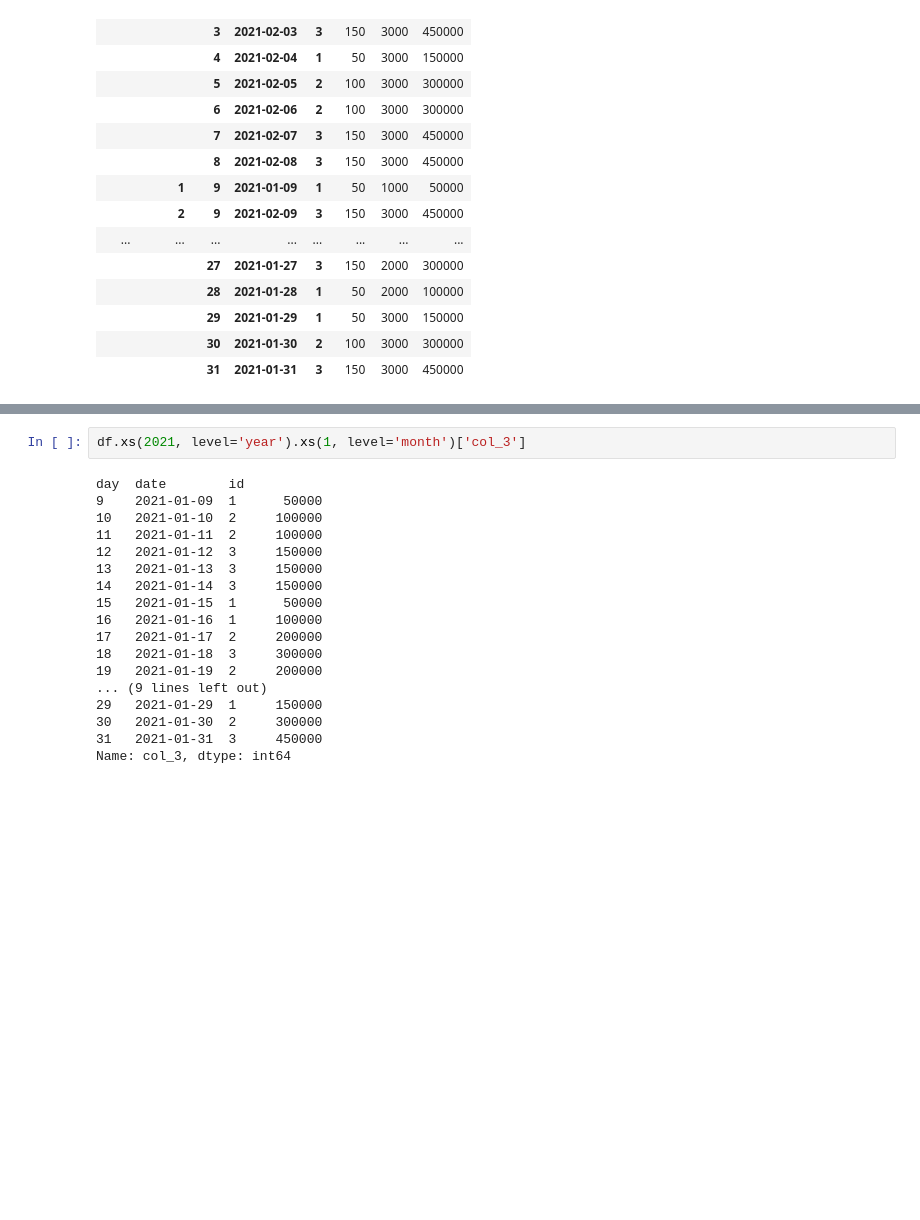
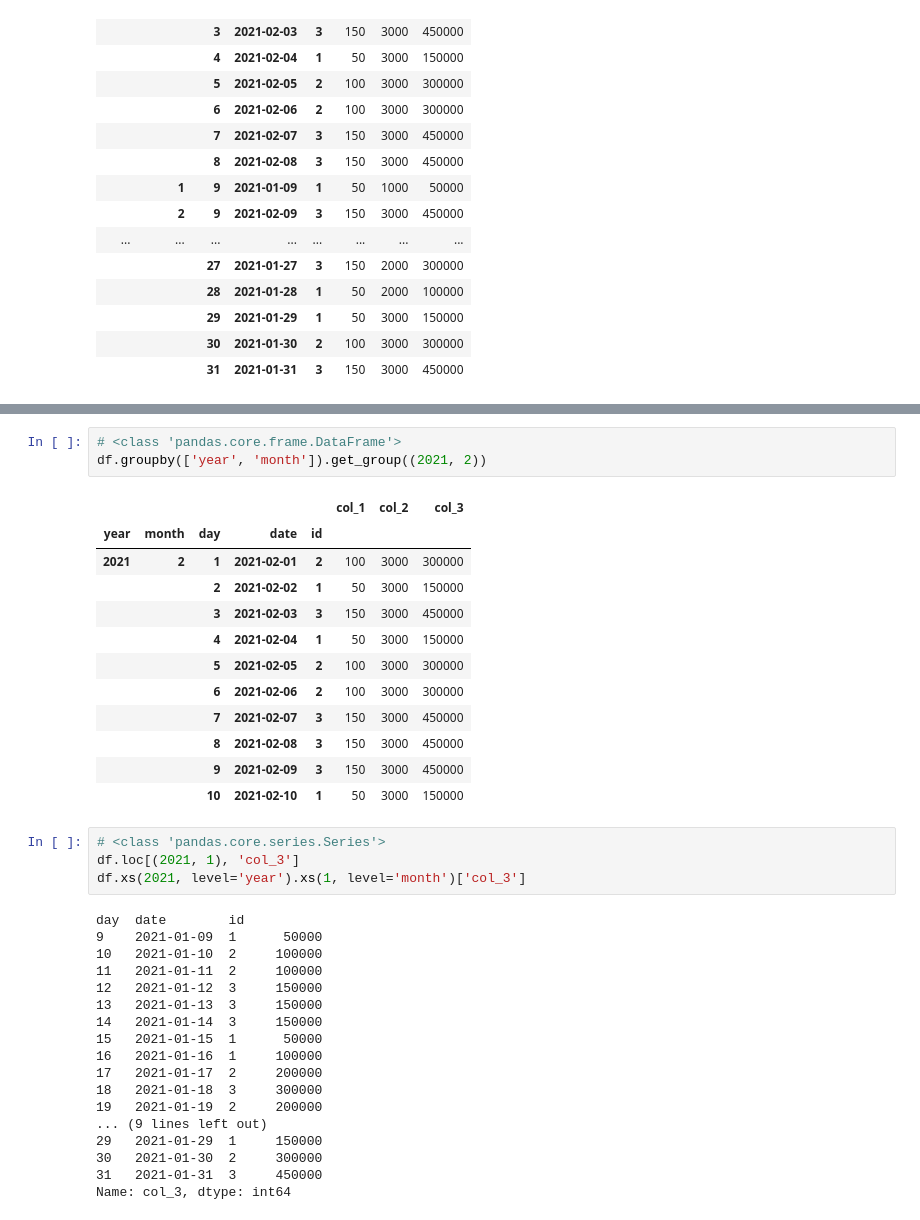
Before and after one commit to tosh223/training-python, a Jupyter notebook: pandas/multiindex_dataframe.ipynb, the cells around one changed output, grey strips where cells are left out. Drawn from its saved outputs; the diff is of its cells as text; blank space fills up the shorter version.

Commit message:
add groupby

```diff
--- a/pandas/multiindex_dataframe.ipynb
+++ b/pandas/multiindex_dataframe.ipynb
@@ -110,4 +122,22 @@ Name: col_3, dtype: int64
+# %%
+# <class 'pandas.core.frame.DataFrame'>
+df.groupby(['year', 'month']).get_group((2021, 2))
+# %% [output]
+|  |  |  |  |  | col_1 | col_2 | col_3 |
+| year | month | day | date | id |  |  |  |
+| 2021 | 2 | 1 | 2021-02-01 | 2 | 100 | 3000 | 300000 |
+|  |  | 2 | 2021-02-02 | 1 | 50 | 3000 | 150000 |
+|  |  | 3 | 2021-02-03 | 3 | 150 | 3000 | 450000 |
+|  |  | 4 | 2021-02-04 | 1 | 50 | 3000 | 150000 |
+|  |  | 5 | 2021-02-05 | 2 | 100 | 3000 | 300000 |
+|  |  | 6 | 2021-02-06 | 2 | 100 | 3000 | 300000 |
+|  |  | 7 | 2021-02-07 | 3 | 150 | 3000 | 450000 |
+|  |  | 8 | 2021-02-08 | 3 | 150 | 3000 | 450000 |
+|  |  | 9 | 2021-02-09 | 3 | 150 | 3000 | 450000 |
+|  |  | 10 | 2021-02-10 | 1 | 50 | 3000 | 150000 |
 # %%
+# <class 'pandas.core.series.Series'>
+df.loc[(2021, 1), 'col_3']
 df.xs(2021, level='year').xs(1, level='month')['col_3']
 # %% [output]
 day  date        id
```
Also changed, not shown: parts of 5 cells of this notebook.
